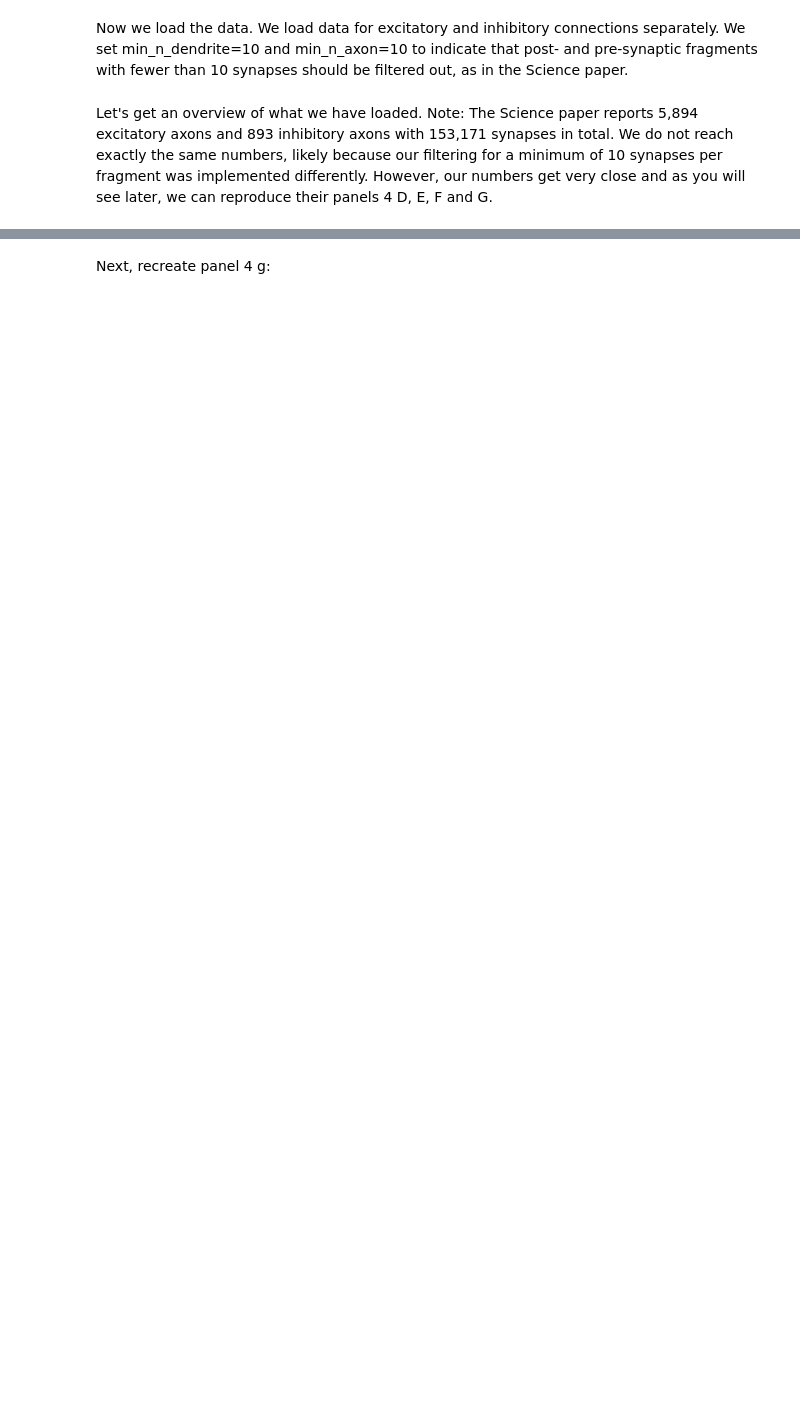
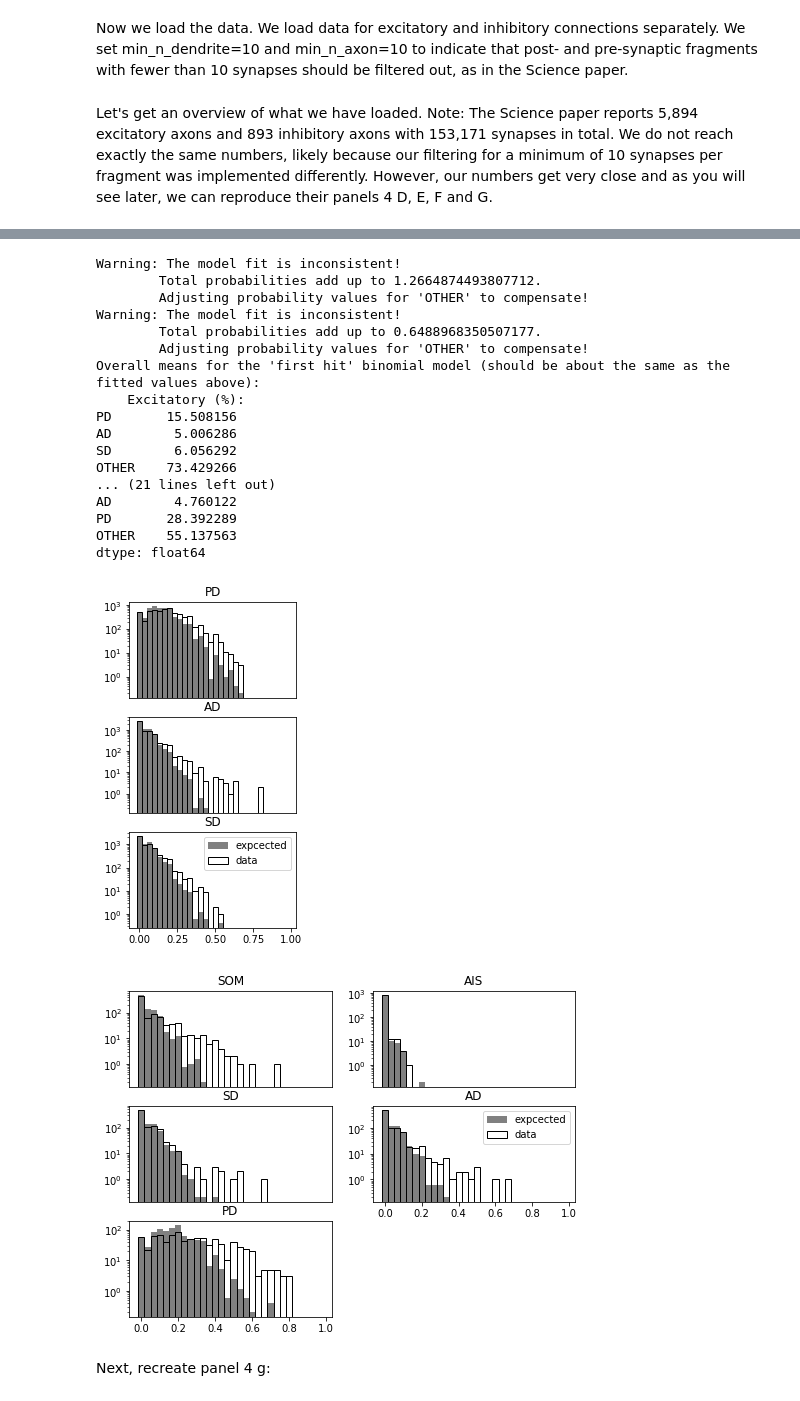
Before and after one commit to MWolfR/targeting_specificity_test, a Jupyter notebook: Targeting specificity test.ipynb, the cells around one changed output, grey strips where cells are left out. Drawn from its saved outputs; the diff is of its cells as text; code cells hidden in the pictures; blank space fills up the shorter version.

```diff
--- a/Targeting specificity test.ipynb
+++ b/Targeting specificity test.ipynb
@@ -96,7 +133,7 @@ Note that when the binomial model is created, it complains that the probabilitie
 
 The model compensates for this by adding unassigned probability mass to the "OTHER" postsynaptic structures that are ignored in the following analysis. This is also what is implicitly done in the Science paper. However it should be noted that at that point it is no surprise that we find axons with an unexpectedly high fraction of synapses onto certain postsynaptic structures.
 # %%
-oversample_control = 1
+oversample_control = 5
 
 def plot_single_panel(ax, data, ctrl, column_name):
     bins = numpy.linspace(0, 1, 31)
@@ -124,35 +161,55 @@ def fig_4_e_f(data_exc, data_inh, bino_mdl_exc, bino_mdl_inh):
     Excitatory (%):\n{res_exc}
     Inhibitory (%):\n{res_inh}\n""".format(res_exc=str(100*data_fit_exc),
                                    res_inh=str(100*data_fit_inh)))
 
     data_exc = data_exc.normalized()
     data_inh = data_inh.normalized()
     bino_mdl_exc = bino_mdl_exc.normalized()
     bino_mdl_inh = bino_mdl_inh.normalized()
 
     i = 1
     fig = plt.figure(figsize=(3, 6))
     for col in data_exc.res.columns:
         if type_to_idx[col] >= 0:
             ax = plt.subplot(3, 1, i)
             plot_single_panel(ax, data_exc, bino_mdl_exc, col)
             if i < 3: ax.set_xticks([])
             if i == 3: plt.legend()
             i = i + 1
     i = 1
     fig = plt.figure(figsize=(8, 6))
     for col in data_inh.res.columns:
         if type_to_idx[col] >= 0:
             ax = plt.subplot(3, 2, i)
             plot_single_panel(ax, data_inh, bino_mdl_inh, col)
             if i < 4: ax.set_xticks([])
             if i == 4: plt.legend()
             i = i + 1
 
 
-bino_mdl_exc = targeting.binomial_model(data_exc, targeting.max_likelihood, oversample=oversample_control)
-bino_mdl_inh = targeting.binomial_model(data_inh, targeting.max_likelihood, oversample=oversample_control)
+bino_mdl_exc = targeting.binomial_model(data_exc, targeting.first_hit_fit, oversample=oversample_control)
+bino_mdl_inh = targeting.binomial_model(data_inh, targeting.first_hit_fit, oversample=oversample_control)
 fig_4_e_f(data_exc, data_inh, bino_mdl_exc, bino_mdl_inh)
+# %% [output]
+Warning: The model fit is inconsistent!
+        Total probabilities add up to 1.2664874493807712.
+        Adjusting probability values for 'OTHER' to compensate!
+Warning: The model fit is inconsistent!
+        Total probabilities add up to 0.6488968350507177.
+        Adjusting probability values for 'OTHER' to compensate!
+Overall means for the 'first hit' binomial model (should be about the same as the fitted values above):
+    Excitatory (%):
+PD       15.508156
+AD        5.006286
+SD        6.056292
+OTHER    73.429266
+... (21 lines left out)
+AD        4.760122
+PD       28.392289
+OTHER    55.137563
+dtype: float64
+[figure, added]
+[figure, added]
 # %% [markdown]
 Next, recreate panel 4 g:
 # %%
```
Also changed, not shown: parts of 12 cells of this notebook, 2 other files.
